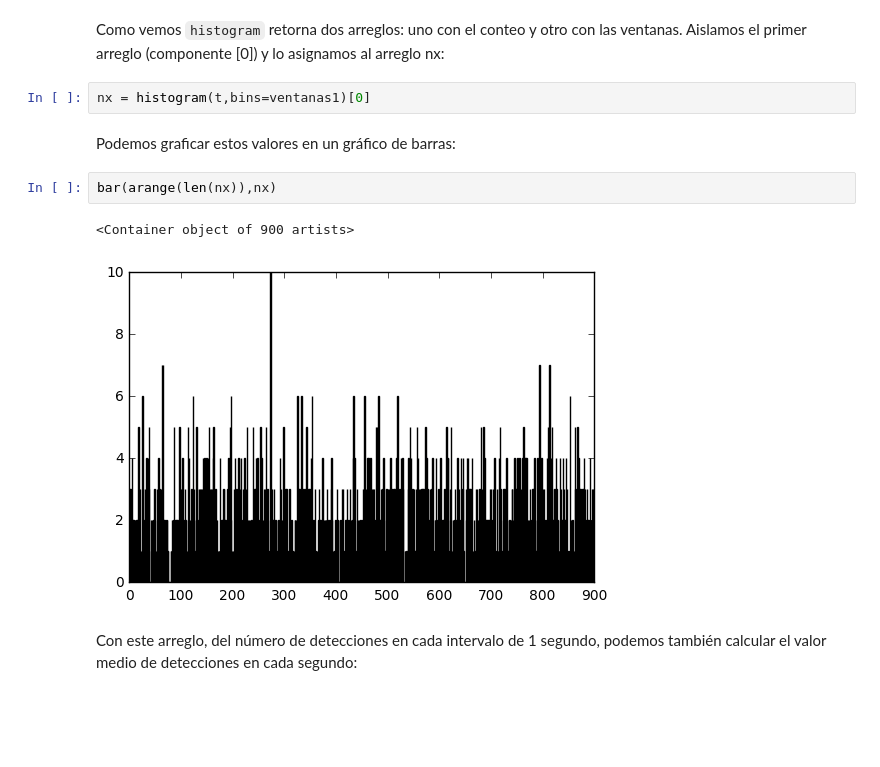
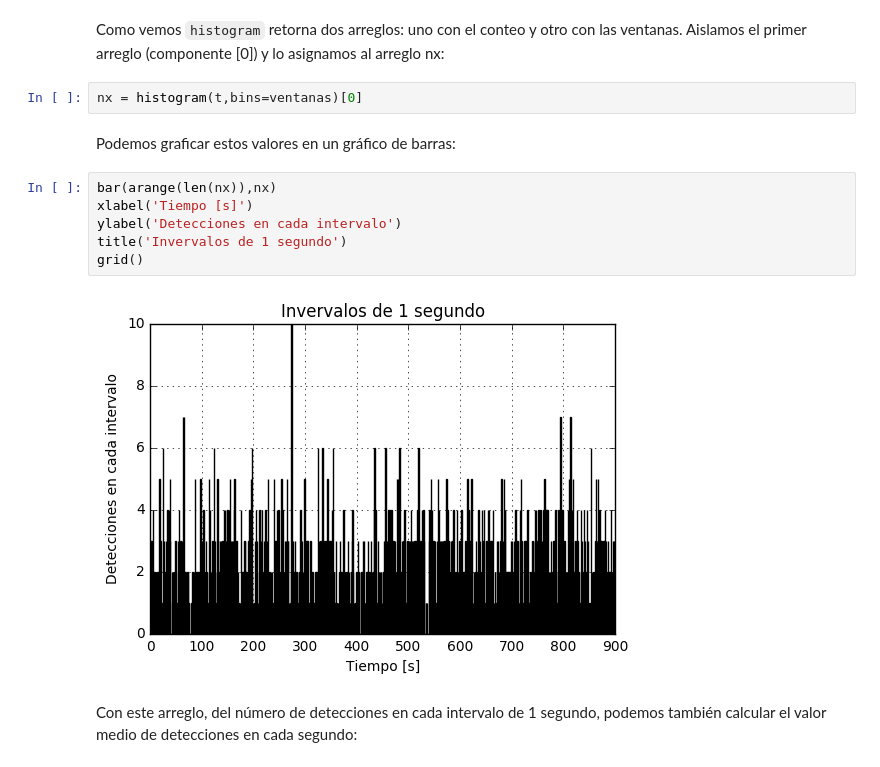
Before and after one commit to gfrubi/Lab, a Jupyter notebook: notebooks/Conteo-15-minutos.ipynb, the cells around one changed output. Cells and saved outputs as stored; diff of their text form; blank space fills up the shorter version.

```diff
--- a/notebooks/Conteo-15-minutos.ipynb
+++ b/notebooks/Conteo-15-minutos.ipynb
@@ -74,14 +75,17 @@ histogram(t,bins=ventanas1)
 # %% [markdown]
 Como vemos `histogram` retorna dos arreglos: uno con el conteo y otro con las ventanas. Aislamos el primer arreglo (componente [0]) y lo asignamos al arreglo nx:
 # %%
-nx = histogram(t,bins=ventanas1)[0]
+nx = histogram(t,bins=ventanas)[0]
 # %% [markdown]
 Podemos graficar estos valores en un gráfico de barras:
-# %%
-bar(arange(len(nx)),nx)
-# %% [output]
-<Container object of 900 artists>
-[figure, removed]
+# %%
+bar(arange(len(nx)),nx)
+xlabel('Tiempo [s]')
+ylabel('Detecciones en cada intervalo')
+title('Invervalos de 1 segundo')
+grid()
+# %% [output]
+[figure, added]
 # %% [markdown]
 Con este arreglo, del número de detecciones en cada intervalo de 1 segundo, podemos también calcular el valor medio de detecciones en cada segundo:
 # %%
```
Also changed, not shown: parts of 7 cells of this notebook.
